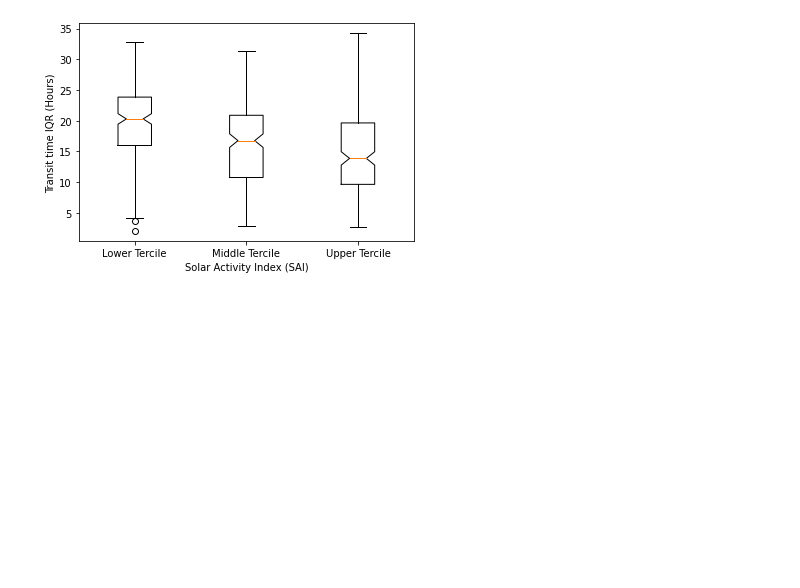
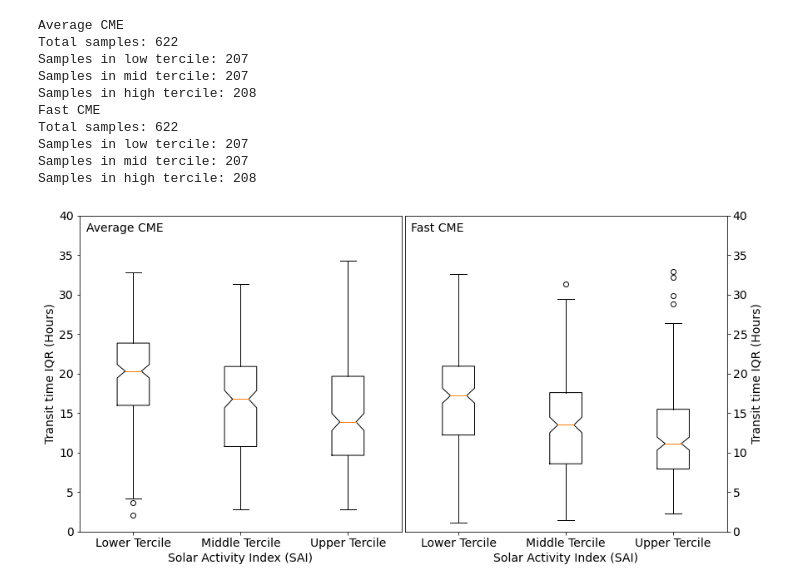
Before and after one commit to LukeBarnard/CME_transit_climatology, a Jupyter notebook: code/transit_time_analysis.ipynb, the cells around one changed output. Saved outputs shown, nothing was run; the diff lists cells and outputs as text; code cells hidden in the pictures; blank space fills up the shorter version.

```diff
--- a/code/transit_time_analysis.ipynb
+++ b/code/transit_time_analysis.ipynb
@@ -189,19 +269,0 @@ fig.savefig('transit_time_median_iqr_scatter.png')
-# %%
-cr_time = carrington_rotation_time(cr_arr+0.5)
-cr_sc_num, cr_sc_phase, cr_sc_state, cr_sc_risefall = calc_solar_cycle_phase(cr_time.jd)
-
-transit_active = transit_var[cr_sc_state==1]
-transit_quiet = transit_var[cr_sc_state==-1]
-
-fig, ax = plt.subplots()
-x = np.arange(0, 50, 0.01)
-colors = {'Active': 'r', 'Quiet': 'b'}
-for label, values in zip(['Active', 'Quiet'], [transit_active, transit_quiet]):
-    kernel = st.gaussian_kde(values)
-    density = kernel(x)
-    ax.plot(x, density,'-',color=colors[label], label=label)
-
-ax.legend()
-ax.set_xlabel('Transit time IQR (hours)')
-ax.set_ylabel('Density')
-fig.savefig('transit_time_phase_distributions.png')
@@ -241,29 +270,49 @@ fig.savefig('transit_time_sai_IQR_distributions.png')
 # %%
-ssn = LoadSSN()
+fig, ax = plt.subplots(1,2, figsize=(12, 6), facecolor='white')
 
-cr_time = carrington_rotation_time(cr_arr+0.5)
+for a, cme, cme_label in zip(ax, [cme_avg, cme_fst], ['Average CME', 'Fast CME']):
 
-# interpolate SAI values onto cr_time julian dates
-transits_sai = np.interp(cr_time.jd, ssn['jd'], ssn['sai'])
+    terciles = cme['sai'].quantile([0.333,0.666]).values
 
-terciles = np.quantile(transits_sai, [0.333,0.666])
-id_low = transits_sai <= terciles[0]
-id_mid = (transits_sai > terciles[0]) & (transits_sai <= terciles[1])
-id_high = transits_sai > terciles[1]
+    id_low = cme['sai'] <= terciles[0]
+    id_mid = (cme['sai'] > terciles[0]) & (cme['sai'] <= terciles[1])
+    id_high = cme['sai'] > terciles[1]
 
-activity_levels = ['Low', 'Medium', 'High']
-colors = ['r', 'b', 'm']
-activity_cols = {a:c for a,c in zip(activity_levels, colors)}
-x = np.arange(0, 50, 0.01)
+    print(cme_label)
+    print('Total samples: {}'.format(len(id_low)))
+    print("Samples in low tercile: {}".format(np.sum(id_low)))
+    print("Samples in mid tercile: {}".format(np.sum(id_mid)))
+    print("Samples in high tercile: {}".format(np.sum(id_high)))
 
-fig, ax = plt.subplots()
-boxplot_data = [transit_var[id_low], transit_var[id_mid], transit_var[id_high]]
-labels = ['Lower Tercile', 'Middle Tercile', 'Upper Tercile']
-ax.boxplot(boxplot_data, notch=True, labels=labels)
+    activity_levels = ['Low', 'Medium', 'High']
+    colors = ['r', 'b', 'm']
+    activity_cols = {a:c for a,c in zip(activity_levels, colors)}
+    x = np.arange(0, 50, 0.01)
 
-#ax.legend()
-ax.set_xlabel('Solar Activity Index (SAI)')
-ax.set_ylabel('Transit time IQR (Hours)')
+
+    boxplot_data = [cme.loc[id_low, 'iqr'], cme.loc[id_mid, 'iqr'], cme.loc[id_high, 'iqr']]
+    labels = ['Lower Tercile', 'Middle Tercile', 'Upper Tercile']
+    a.boxplot(boxplot_data, notch=True, labels=labels)
+    a.text(0.02, 0.95, cme_label, transform=a.transAxes)
+
+    a.set_xlabel('Solar Activity Index (SAI)')
+    a.set_ylabel('Transit time IQR (Hours)')
+    a.set_ylim(0,40)
+
+ax[1].yaxis.tick_right()
+ax[1].yaxis.set_label_position('right')
+
+fig.subplots_adjust(left=0.05, bottom=0.1, right=0.95, top=0.98, wspace=0.01)
 fig.savefig('transit_time_iqr_sai_boxplot.png')
 # %% [output]
+Average CME
+Total samples: 622
+Samples in low tercile: 207
+Samples in mid tercile: 207
+Samples in high tercile: 208
+Fast CME
+Total samples: 622
+Samples in low tercile: 207
+Samples in mid tercile: 207
+Samples in high tercile: 208
-[figure, old version]
+[figure, new version]
```
Also changed, not shown: parts of 17 cells of this notebook.
